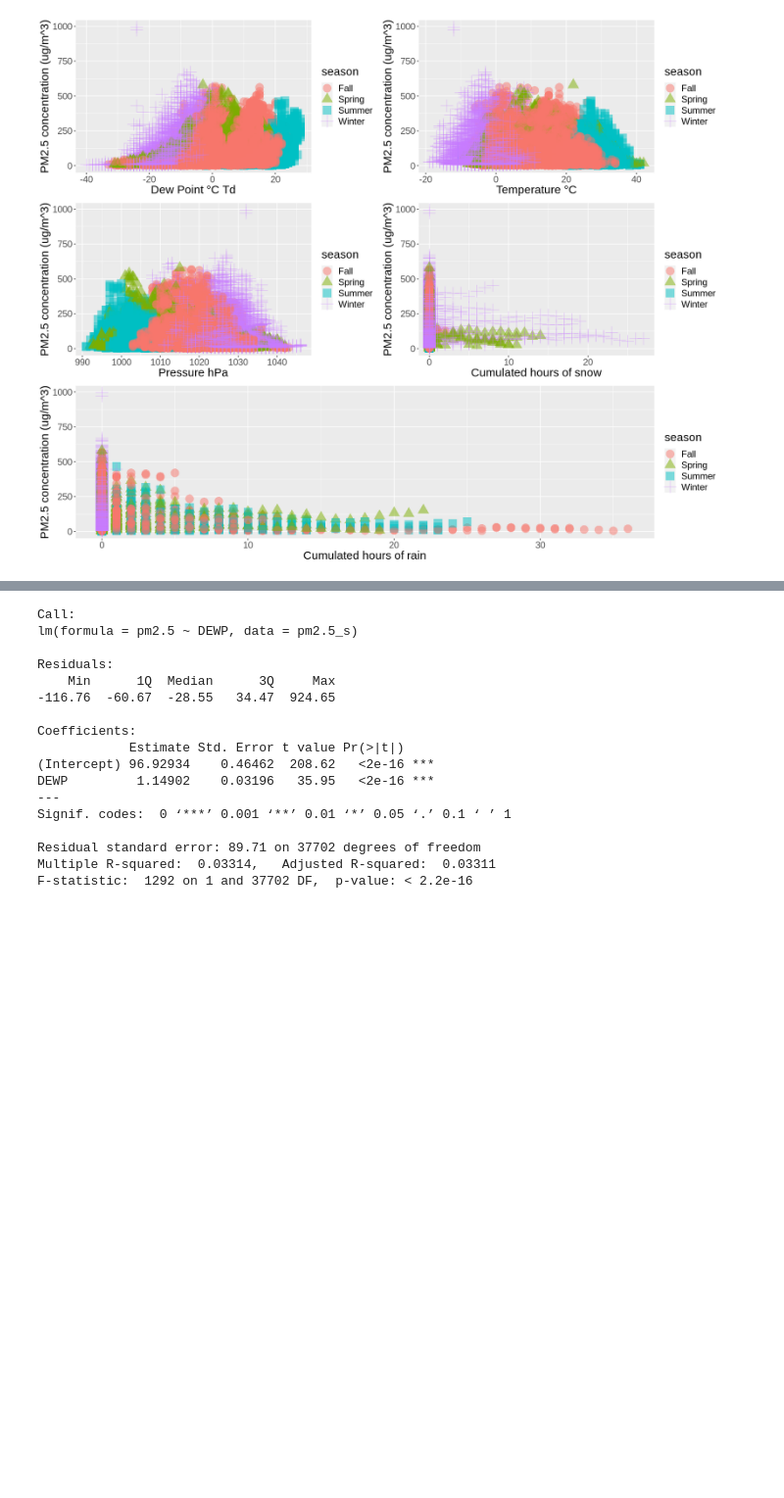
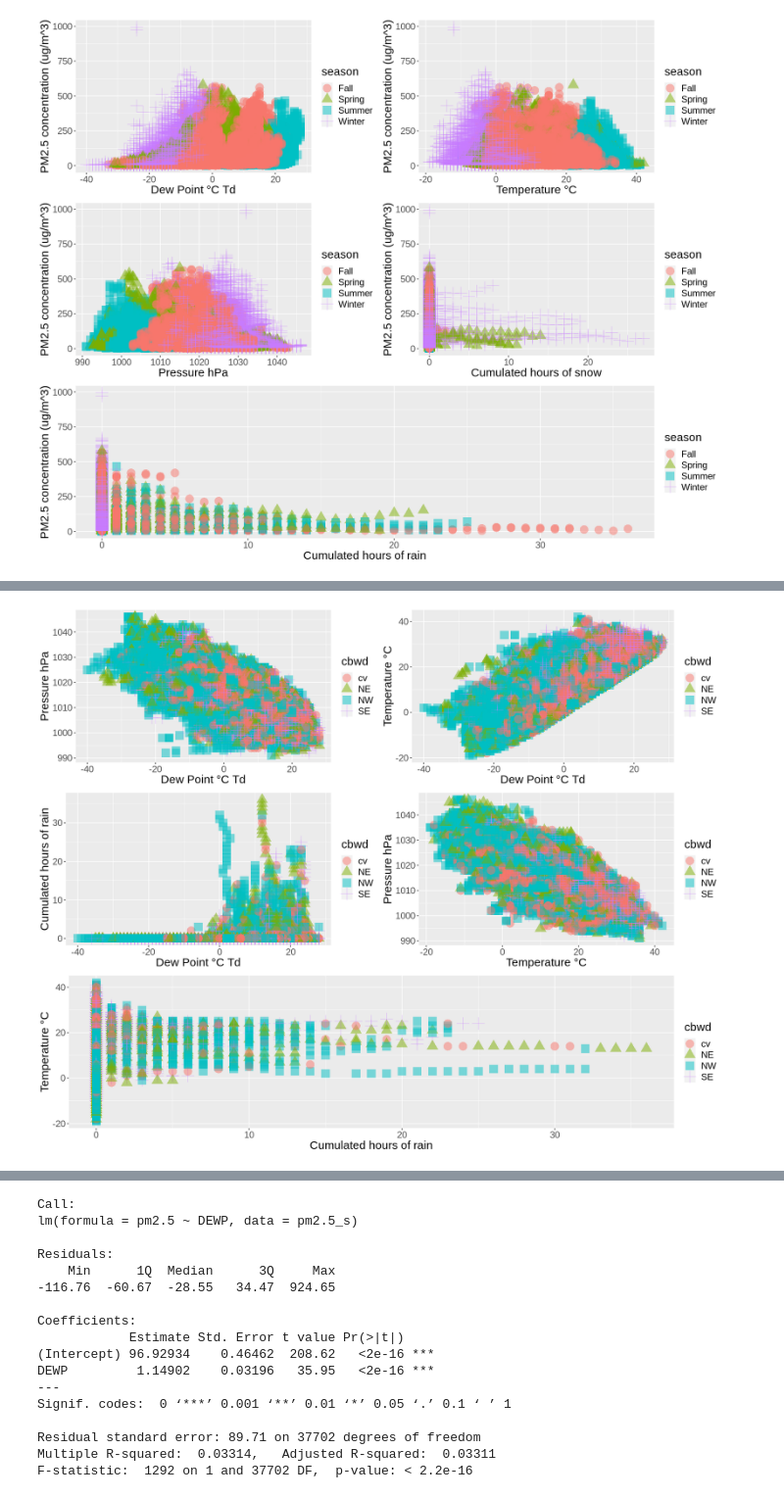
Before and after one commit to YuluDuan/Beijing-PM2.5-Prediction-Model, a Jupyter notebook: 306project.ipynb, the cells around one changed output, grey strips where cells are left out. Shown at 98% size. Saved outputs shown, nothing was run; the diff lists cells and outputs as text; code cells hidden in the pictures; blank space fills up the shorter version.

```diff
--- a/306project.ipynb
+++ b/306project.ipynb
@@ -212,0 +279,70 @@ print(rain, vp = vplayout(3,1:2))
+# %%
+# variables correlated
+options(repr.plot.width = 15, repr.plot.height = 12)
+# dew point vs pressure
+dewp <- ggplot(pm2.5_s, aes(x = DEWP, y = PRES)) +
+  geom_point(
+    aes(color = cbwd, shape = cbwd),
+    size = 6,
+    alpha = 0.5
+  )+
+  xlab("Dew Point °C Td") +
+  ylab("Pressure hPa") +
+  theme(text = element_text(size = 18))
+
+# dew point vs temperature
+temp <- ggplot(pm2.5_s, aes(x =DEWP , y = TEMP)) +
+  geom_point(
+    aes(color = cbwd, shape = cbwd),
+    size = 6,
+    alpha = 0.5
+  )+
+  xlab("Dew Point °C Td") +
+  ylab("Temperature °C") +
+  theme(text = element_text(size = 18))
+
+# dew point vs Ir
+pres <- ggplot(pm2.5_s, aes(x = DEWP , y = Ir)) +
+  geom_point(
+    aes(color = cbwd, shape = cbwd),
+    size = 6,
+    alpha = 0.5
+  )+
+  xlab("Dew Point °C Td") +
+  ylab("Cumulated hours of rain") +
+  theme(text = element_text(size = 18))
+
+
+
+# temperature vs pressure
+snow <- ggplot(pm2.5_s, aes(x =TEMP , y = PRES)) +
+  geom_point(
+    aes(color = cbwd, shape = cbwd),
+    size = 6,
+    alpha = 0.5
+  )+
+  xlab("Temperature °C") +
+  ylab("Pressure hPa") +
+  theme(text = element_text(size = 18))
+
+# temperature vs rain
+rain <- ggplot(pm2.5_s, aes(x =Ir , y = TEMP)) +
+  geom_point(
+    aes(color = cbwd, shape = cbwd),
+    size = 6,
+    alpha = 0.5
+  )+
+  xlab("Cumulated hours of rain") +
+  ylab("Temperature °C") +
+  theme(text = element_text(size = 18))
+
+grid.newpage()
+pushViewport(viewport(layout = grid.layout(3,2)))
+vplayout <- function(x, y) viewport(layout.pos.row = x, layout.pos.col = y)
+print(dewp, vp = vplayout(1,1))
+print(temp, vp = vplayout(1,2))
+print(pres, vp = vplayout(2,1))
+print(snow, vp = vplayout(2,2))
+print(rain, vp = vplayout(3,1:2))
+# %% [output]
+[figure, added]
```
Also changed, not shown: parts of 7 cells of this notebook.
